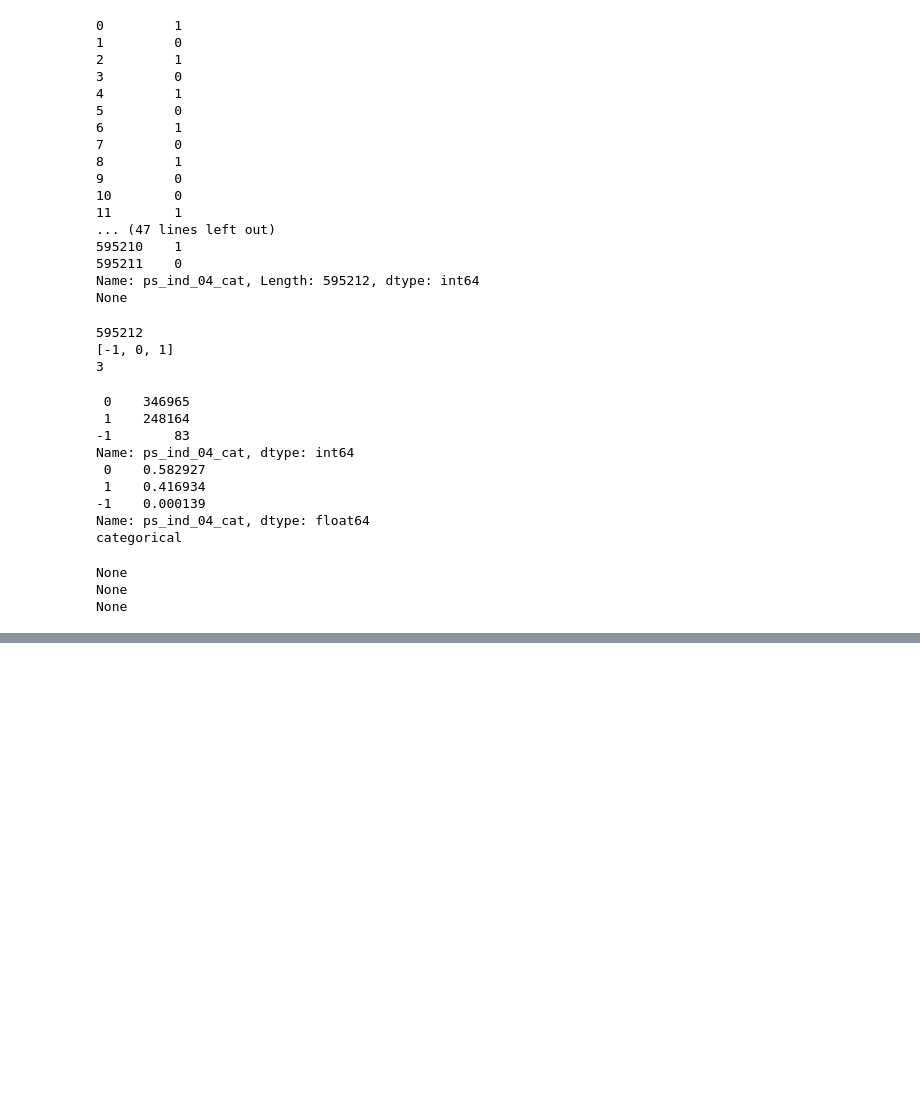
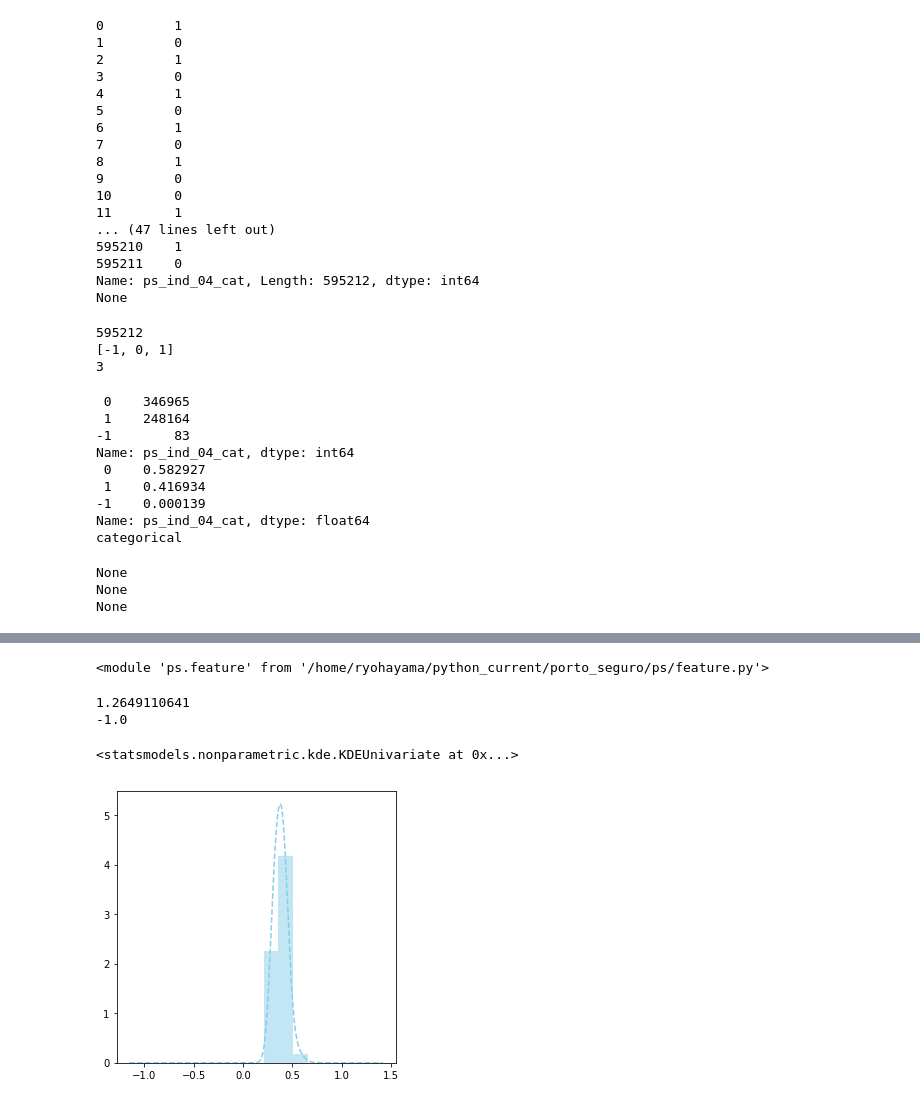
Before and after one commit to TangoJP/porto_seguro, a Jupyter notebook: testing_refactoring1.ipynb, the cells around one changed output, grey strips where cells are left out. Drawn from its saved outputs; the diff is of its cells as text; code cells hidden in the pictures; blank space fills up the shorter version.

```diff
--- a/testing_refactoring1.ipynb
+++ b/testing_refactoring1.ipynb
@@ -162,0 +270,17 @@ f3.estimateKD(bw=0.055, hist_bins=20)
+# %%
+reload(pf)
+# %% [output]
+<module 'ps.feature' from '/home/ryohayama/python_current/porto_seguro/ps/feature.py'>
+# %%
+vec4 = train.ps_car_12
+f4 = pf.OrdinalFeature(vec4)
+print(f4.max_value)
+print(f4.min_value)
+# %% [output]
+1.2649110641
+-1.0
+# %%
+f4.statsmodelsKDE(bw=0.05, hist_bins=15)
+# %% [output]
+<statsmodels.nonparametric.kde.KDEUnivariate at 0x...>
+[figure, added]
```
Also changed, not shown: parts of 17 cells of this notebook, 17 other files.
